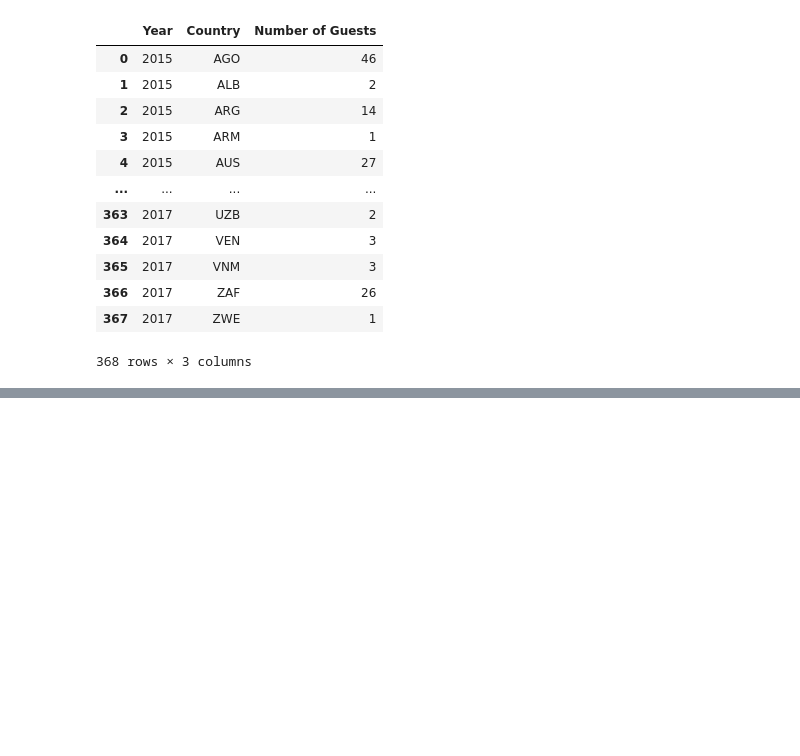
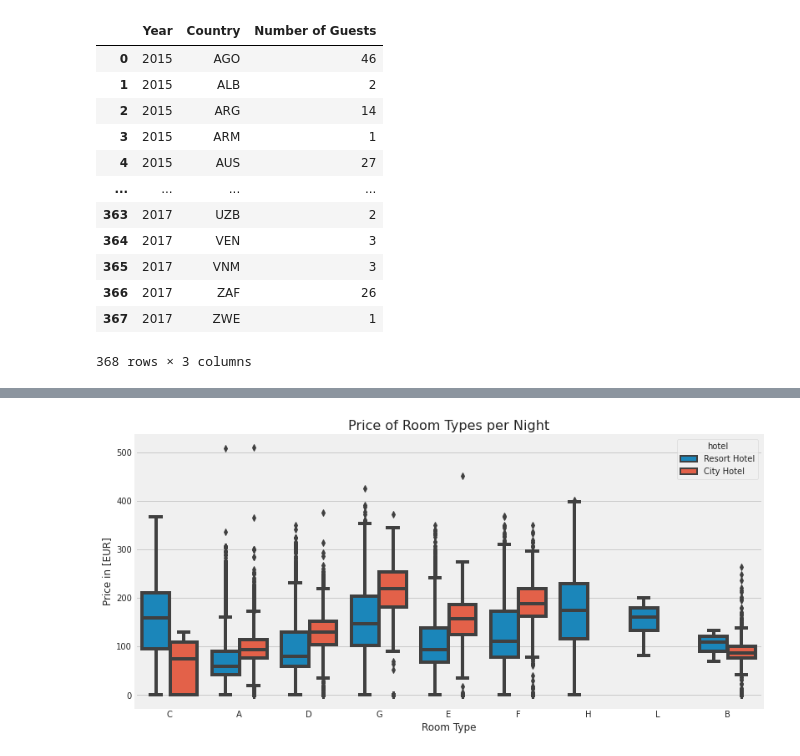
Before and after one commit to chandusayhi/Hotel_Booking_Analysis, a Jupyter notebook: Hotel_Booking_Analysis_EDA.ipynb, the cells around one changed output, grey strips where cells are left out. Drawn from its saved outputs; the diff is of its cells as text; code cells hidden in the pictures; blank space fills up the shorter version.

```diff
--- a/Hotel_Booking_Analysis_EDA.ipynb
+++ b/Hotel_Booking_Analysis_EDA.ipynb
@@ -781,0 +820,5 @@ px.choropleth(data_frame= df_hotel_bookings_NW,
+# %%
+#Now, Let's filter our DataFrame to get 'Valid Bookings' only -
+
+data = df[df['is_canceled']==0]
+data.head()
@@ -781,0 +832,10 @@ px.choropleth(data_frame= df_hotel_bookings_NW,
+# %%
+#How much do Guests Pay for a Room per Night?
+plt.figure(figsize=(12, 6))
+sns.boxplot(x = 'reserved_room_type', y = 'adr', hue = 'hotel', data = data)
+plt.title('Price of Room Types per Night', fontsize = 16)
+plt.xlabel('Room Type')
+plt.ylabel('Price in [EUR]')
+plt.show()
+# %% [output]
+[figure, added]
```
Also changed, not shown: parts of 55 cells of this notebook.
